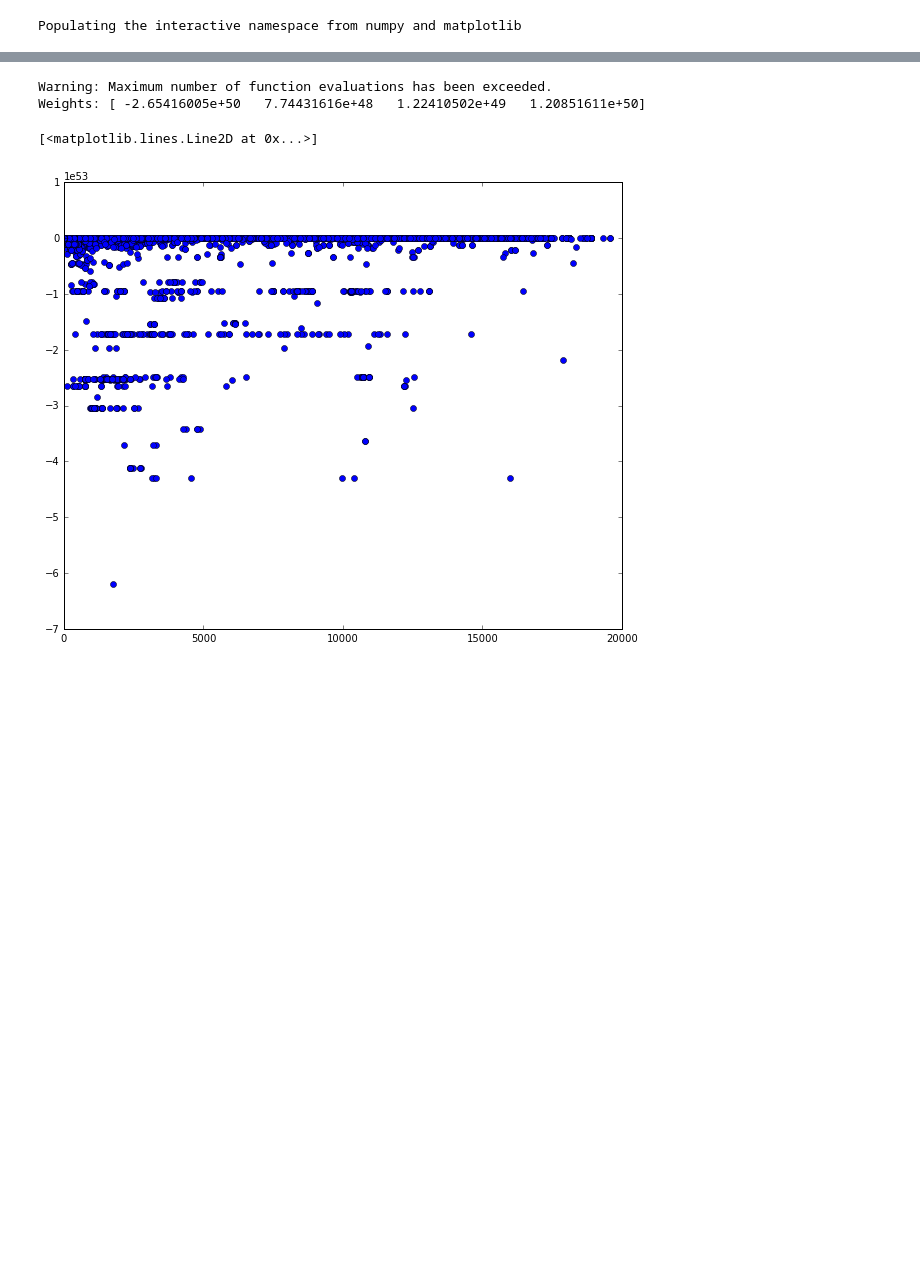
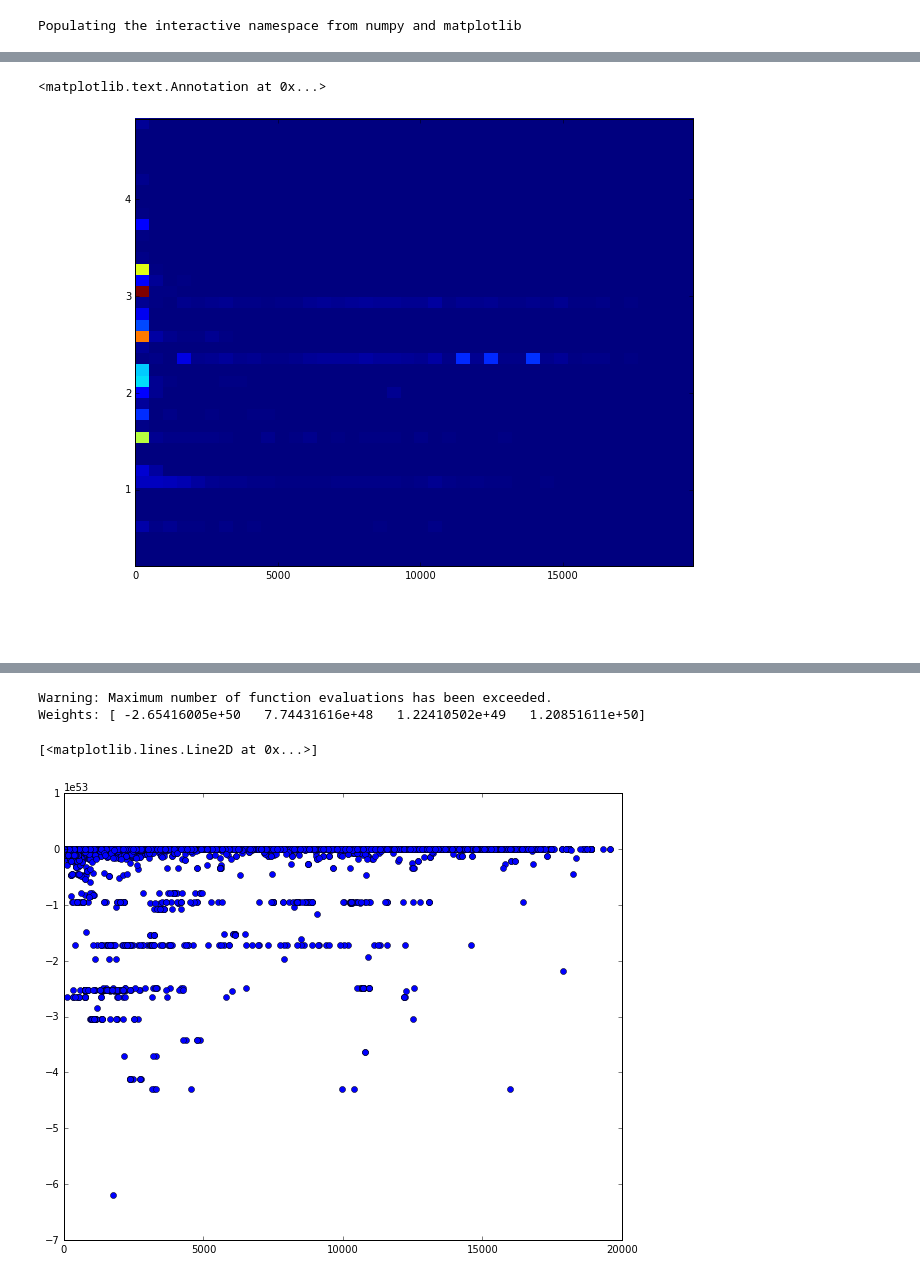
Before and after one commit to Humpheh/twied, a Jupyter notebook: workbooks/WeightsTest.ipynb, the cells around one changed output, grey strips where cells are left out. Cells and saved outputs as stored; diff of their text form; code cells hidden in the pictures; blank space fills up the shorter version.

```diff
--- a/workbooks/WeightsTest.ipynb
+++ b/workbooks/WeightsTest.ipynb
@@ -101,0 +127,7 @@ array([  4.94879503e+03,   3.69274187e+00,   2.38272793e+00,
+# %%
+fig1 = plt.hist2d(X[:,dist], X[:,weight], bins=40)
+b = plt.annotate('test',(0,0))
+b
+# %% [output]
+<matplotlib.text.Annotation at 0x...>
+[figure, added]
```
Also changed, not shown: parts of 6 cells of this notebook, 8 other files.
